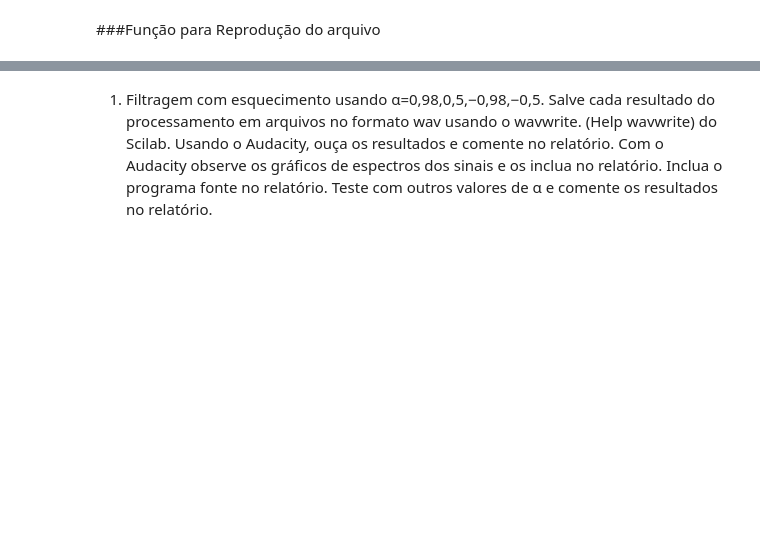
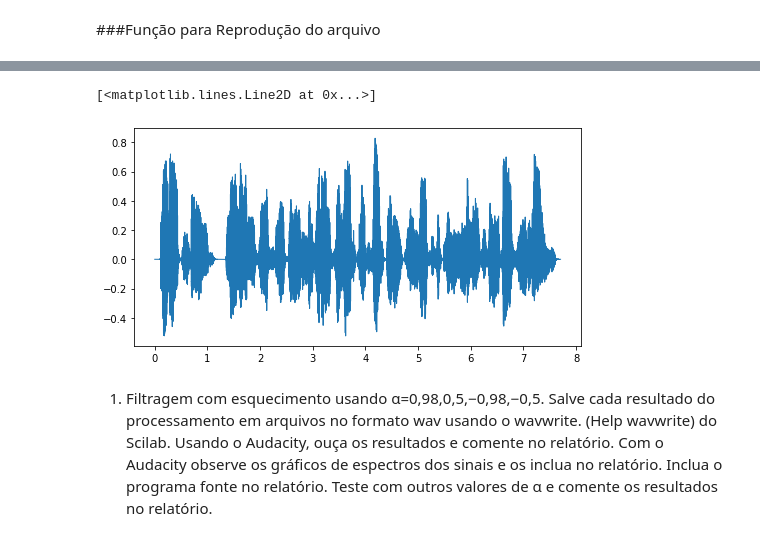
Before and after one commit to F404F/Digital-Signal-Processing, a Jupyter notebook: Trabalho-1-Processamento-de-Voz/Trabalho1.ipynb, the cells around one changed output, grey strips where cells are left out. Drawn from its saved outputs; the diff is of its cells as text; code cells hidden in the pictures; blank space fills up the shorter version.

```diff
--- a/Trabalho-1-Processamento-de-Voz/Trabalho1.ipynb
+++ b/Trabalho-1-Processamento-de-Voz/Trabalho1.ipynb
@@ -42,10 +64,12 @@ def play(x, fr, autoplay=False):
 # %%
-url = ('https://github.com/ipython-books/'
-       'cookbook-2nd-data/blob/master/'
-       'voice.mp3?raw=true')
+url = ('https://github.com/F404F/'
+       'Digital-Signal-Processing/blob/main/'
+       'Trabalho-1-Processamento-de-Voz/'
+       'Felipe.mp3?raw=true')
 voice = requests.get(url).content
 x, fr = speak(voice)
 play(x, fr)
 fig, ax = plt.subplots(1, 1, figsize=(8, 4))
 t = np.linspace(0., len(x) / fr, len(x))
 ax.plot(t, x, lw=1)
+# %% [output]
@@ -52,3 +77,5 @@ ax.plot(t, x, lw=1)
+[<matplotlib.lines.Line2D at 0x...>]
+[figure, added]
 # %% [markdown]
 1) Filtragem com esquecimento usando α=0,98,0,5,−0,98,−0,5. Salve cada resultado do processamento em arquivos no formato wav usando o wavwrite. (Help wavwrite) do Scilab. Usando o Audacity, ouça os resultados e comente no relatório. Com o Audacity observe os gráficos de espectros dos sinais e os inclua no relatório. Inclua o programa fonte no relatório. Teste com outros valores de α e comente os resultados no relatório.
 # %% [markdown]
```
Also changed, not shown: parts of 4 cells of this notebook.
